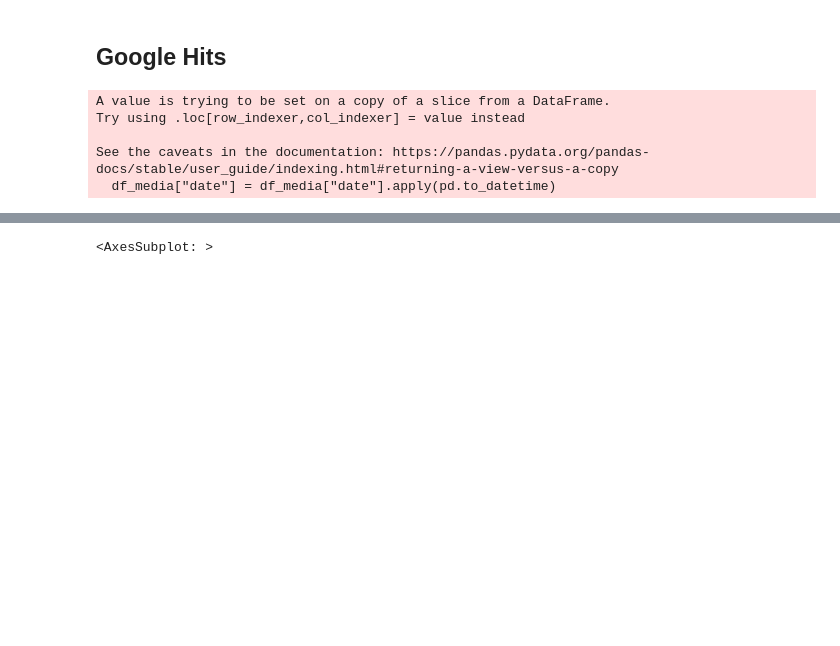
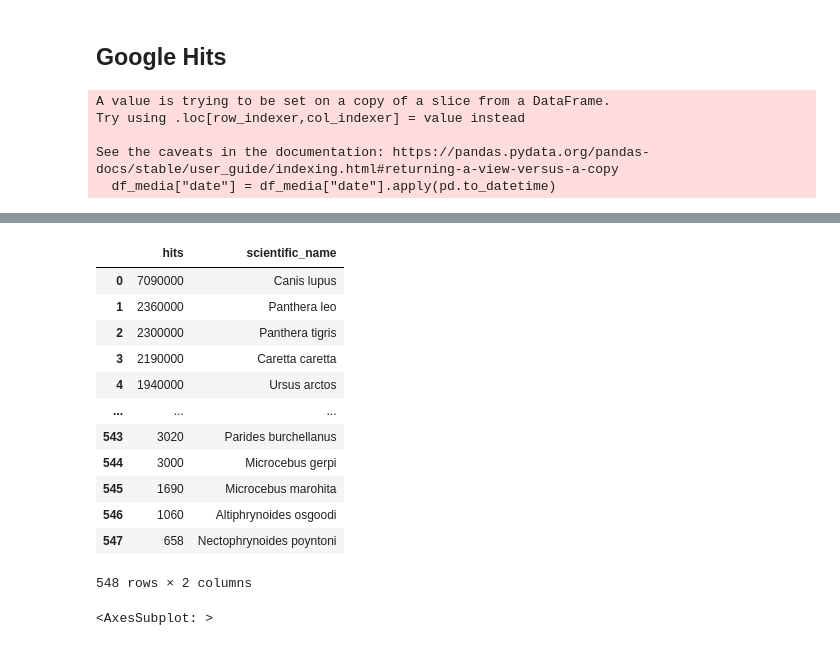
Before and after one commit to redalisa/thesis, a Jupyter notebook: Google_hits.ipynb, the cells around one changed output, grey strips where cells are left out. Saved outputs shown, nothing was run; the diff lists cells and outputs as text; code cells hidden in the pictures; blank space fills up the shorter version.

Commit message:
google hits new

```diff
--- a/Google_hits.ipynb
+++ b/Google_hits.ipynb
@@ -34,7 +68,7 @@ from requests.structures import CaseInsensitiveDict
 from ratelimit import limits, RateLimitException, sleep_and_retry
 
 ONE_MINUTE = 60
-MAX_CALLS_PER_MINUTE = 90
+MAX_CALLS_PER_MINUTE = 95
 
 @sleep_and_retry
 @limits(calls=MAX_CALLS_PER_MINUTE, period=ONE_MINUTE)
@@ -43,8 +77,7 @@ def pyGoogleSearch(name):
 
     # Personal API to call the google search results for each species name
     # Only request number of hits with the term charismatic and quotations around the scientific name
-    address = "https://customsearch.googleapis.com/customsearch/v1?cx=c687316f685e24c21&\
-    exactTerms=charismatic&q=%22" + name + "%22&fields=queries(request(totalResults))&key=AIzaSyArW4JPnZFaX7DIUgtBlmclSaQBrEppPFo"
+    address = "https://customsearch.googleapis.com/customsearch/v1?cx=c687316f685e24c21&q=%22" + name + "%22&fields=queries(request(totalResults))&key=AIzaSyArW4JPnZFaX7DIUgtBlmclSaQBrEppPFo"
 
     headers = CaseInsensitiveDict()
     headers["Accept"] = "application/json"
@@ -57,18 +90,34 @@ def pyGoogleSearch(name):
         return x
 
 # Define a pandas series with unique instance of species in the dataset
-species = pd.Series(df_media['scientific_name'].unique())
+#species = pd.Series(species['scientific_name'].unique())
 # Create an empty list to store the google search results in
 hits = []
 
 # Loop over the pd series of species names and call the google api function
-for name in species:
+for name in species['scientific_name']:
     result = pyGoogleSearch(name)
     hits.append((result, name))
 # %%
 # create DataFrame using data
-google_hits = pd.DataFrame(hits, columns =['gl_hits', 'scientific_name'])
+google_hits = pd.DataFrame(hits, columns =['hits', 'scientific_name'])
 
-google_hits["gl_hits"] = google_hits["gl_hits"].apply(pd.to_numeric)
+google_hits["hits"] = google_hits["hits"].apply(pd.to_numeric)
 
-google_hits = google_hits.sort_values(by = ["gl_hits"], ascending=False).reset_index(drop = True)
+google_hits = google_hits.sort_values(by = ["hits"], ascending=False).reset_index(drop = True)
+# %%
+google_hits
+# %% [output]
+|  | hits | scientific_name |
+| 0 | 7090000 | Canis lupus |
+| 1 | 2360000 | Panthera leo |
+| 2 | 2300000 | Panthera tigris |
+| 3 | 2190000 | Caretta caretta |
+| 4 | 1940000 | Ursus arctos |
+| ... | ... | ... |
+| 543 | 3020 | Parides burchellanus |
+| 544 | 3000 | Microcebus gerpi |
+| 545 | 1690 | Microcebus marohita |
+| 546 | 1060 | Altiphrynoides osgoodi |
+| 547 | 658 | Nectophrynoides poyntoni |
+548 rows × 2 columns
```
Also changed, not shown: parts of 4 cells of this notebook, 1 other file.
